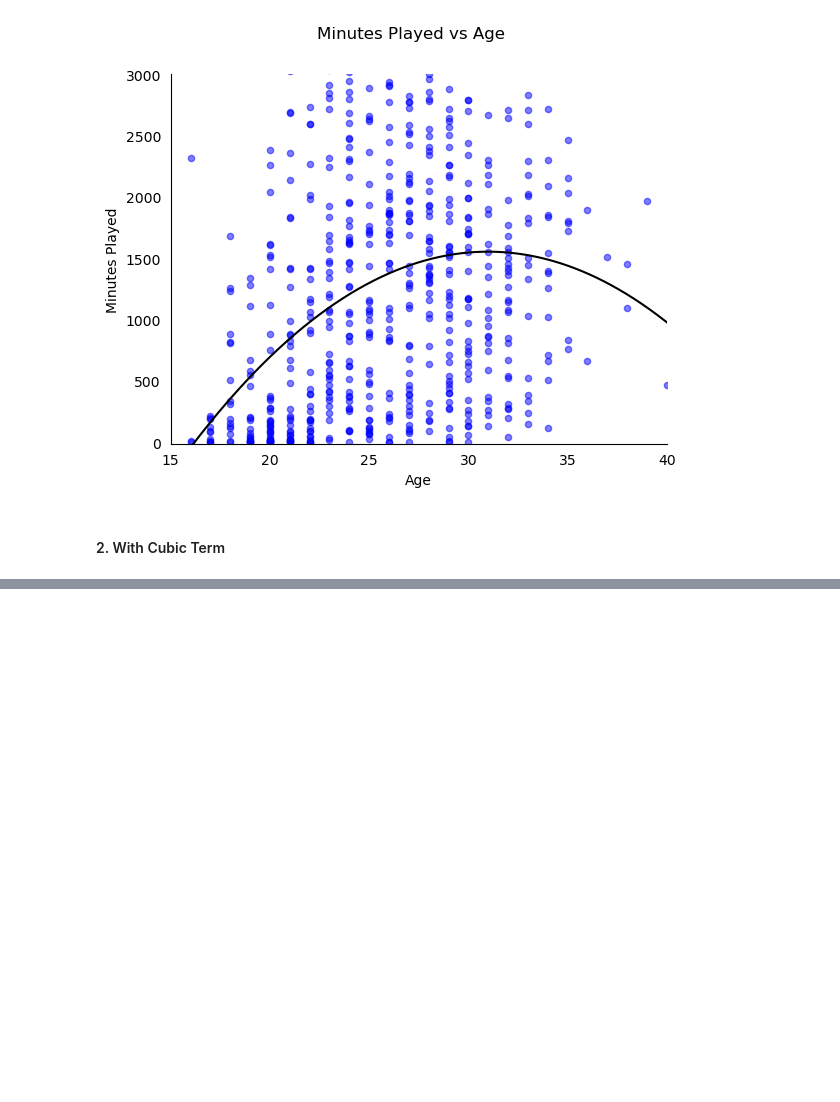
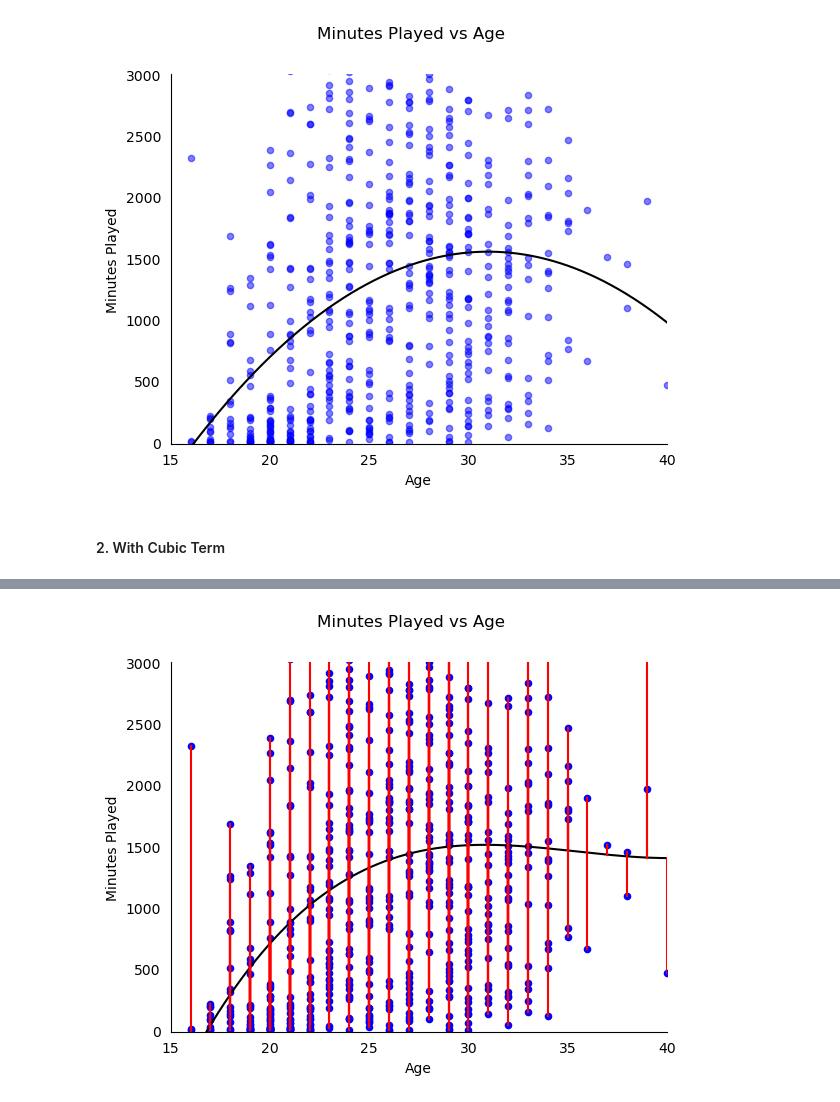
Before and after one commit to jimmybunter01/Soccermatics, a Jupyter notebook: Notebooks/2_Models/linear_regression.ipynb, the cells around one changed output, grey strips where cells are left out. Cells and saved outputs as stored; diff of their text form; code cells hidden in the pictures; blank space fills up the shorter version.

```diff
--- a/Notebooks/2_Models/linear_regression.ipynb
+++ b/Notebooks/2_Models/linear_regression.ipynb
@@ -271,3 +271,7 @@ plt.show();
 [figure]
 # %% [markdown]
 #### 2. With Cubic Term
+# %%
+minutes_model_all_data["Age_cubed"] = minutes_model_all_data["Age"] ** 3
+model_all_data_fit = smf.ols(formula="Min ~ Age + Age_squared + Age_cubed", data=minutes_model_all_data).fit()
+print(model_all_data_fit.summary())
@@ -273,0 +296,33 @@ plt.show();
+# %%
+fig, ax = plt.subplots(1)
+
+# Model Line
+xs =  np.linspace(0,40,1000)
+ys = model_all_data_fit.predict({"Age" : xs, "Age_squared": xs ** 2, "Age_cubed" : xs ** 3})
+
+# Drawing from points to model line
+predictions_to_minutes = pd.DataFrame()
+predictions_to_minutes["Min"] = minutes_model_all_data["Min"]
+predictions_to_minutes["Age"] = minutes_model_all_data["Age"]
+predictions_to_minutes["Age_squared"] = minutes_model_all_data["Age_squared"]
+predictions_to_minutes["Age_cubed"] = minutes_model_all_data["Age_cubed"]
+predictions_to_minutes["Prediction"] = model_all_data_fit.predict({"Age" : minutes_model_all_data["Age"], "Age_squared" : minutes_model_all_data["Age_squared"], "Age_cubed" : minutes_model_all_data["Age_cubed"]})
+minutes_model_all_data.plot.scatter(x="Age", y="Min", color="Blue", ax=ax)
+
+ax.set_ylabel("Minutes Played")
+ax.spines["top"].set_visible(False)
+ax.spines["right"].set_visible(False)
+
+ax.plot(xs, ys, c="black")
+
+plt.tick_params(bottom=False, left=False)
+plt.xlim(15, 40)
+plt.ylim(-10,3000)
+
+for i,a in enumerate(predictions_to_minutes['Age']):
+     ax.plot([a,a], [predictions_to_minutes['Min'][i], predictions_to_minutes["Prediction"][i]], color='red')
+
+fig.suptitle("Minutes Played vs Age")
+plt.show();
+# %% [output]
+[figure, added]
```
Also changed, not shown: parts of 2 cells of this notebook.
